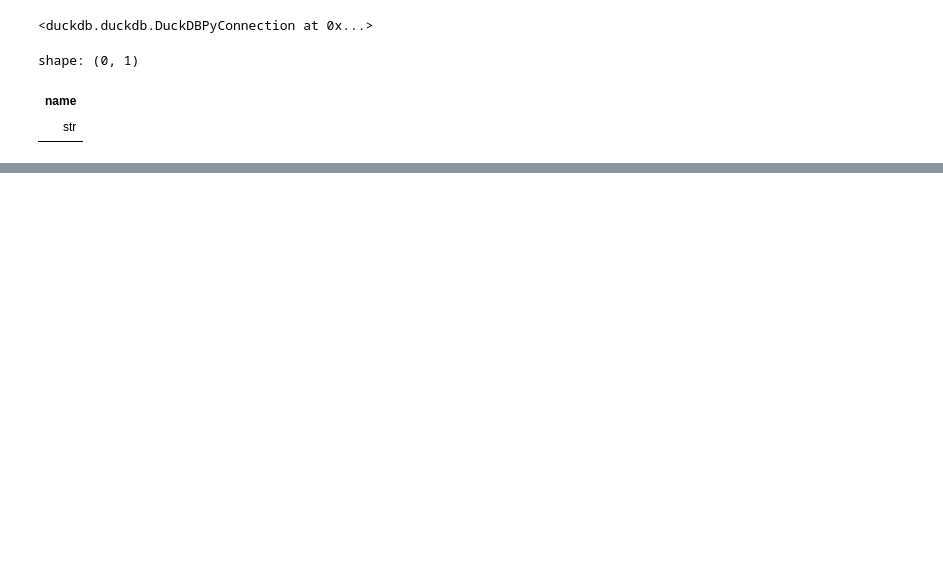
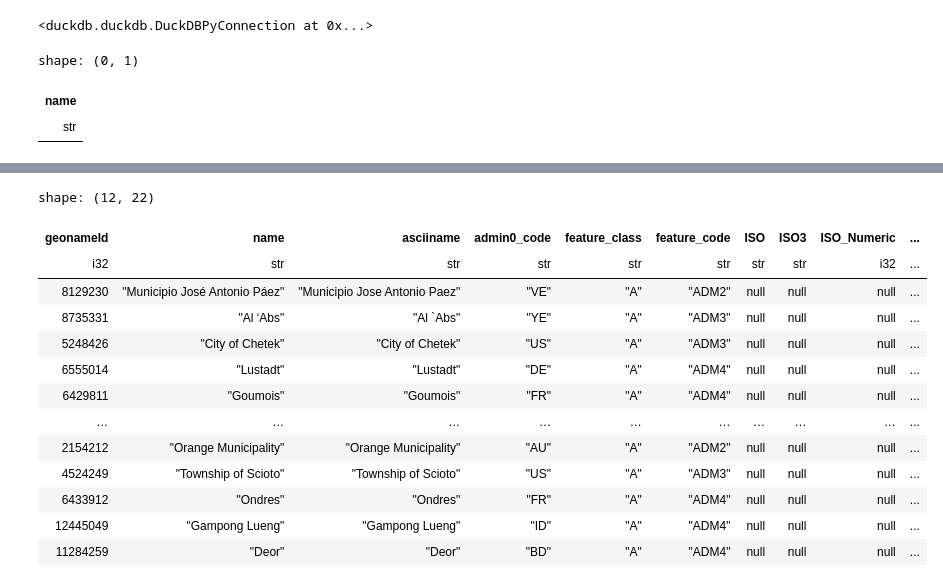
Before and after one commit to SamBroomy/heisenberg, a Jupyter notebook: test.ipynb, the cells around one changed output, grey strips where cells are left out. Drawn from its saved outputs; the diff is of its cells as text; code cells hidden in the pictures; blank space fills up the shorter version.

Commit message:
merging into one table

```diff
--- a/test.ipynb
+++ b/test.ipynb
@@ -1477,0 +1617,17 @@ build_admin_tables_hybrid(con, conn, overwrite=True)
+# %%
+pl.concat([con.table("admin0").pl(), con.table("admin1").pl(), con.table("admin2").pl(), con.table("admin3").pl(), con.table("admin4").pl()], how="diagonal", )
+# %% [output]
+shape: (12, 22)
+| geonameId | name | asciiname | admin0_code | feature_class | feature_code | ISO | ISO3 | ISO_Numeric | ... |
+| i32 | str | str | str | str | str | str | str | i32 | ... |
+| 8129230 | "Municipio José Antonio Páez" | "Municipio Jose Antonio Paez" | "VE" | "A" | "ADM2" | null | null | null | ... |
+| 8735331 | "Al ‘Abs" | "Al `Abs" | "YE" | "A" | "ADM3" | null | null | null | ... |
+| 5248426 | "City of Chetek" | "City of Chetek" | "US" | "A" | "ADM3" | null | null | null | ... |
+| 6555014 | "Lustadt" | "Lustadt" | "DE" | "A" | "ADM4" | null | null | null | ... |
+| 6429811 | "Goumois" | "Goumois" | "FR" | "A" | "ADM4" | null | null | null | ... |
+| … | … | … | … | … | … | … | … | … | ... |
+| 2154212 | "Orange Municipality" | "Orange Municipality" | "AU" | "A" | "ADM2" | null | null | null | ... |
+| 4524249 | "Township of Scioto" | "Township of Scioto" | "US" | "A" | "ADM3" | null | null | null | ... |
+| 6433912 | "Ondres" | "Ondres" | "FR" | "A" | "ADM4" | null | null | null | ... |
+| 12445049 | "Gampong Lueng" | "Gampong Lueng" | "ID" | "A" | "ADM4" | null | null | null | ... |
+| 11284259 | "Deor" | "Deor" | "BD" | "A" | "ADM4" | null | null | null | ... |
```
Also changed, not shown: parts of 19 cells of this notebook, 1 other file.
